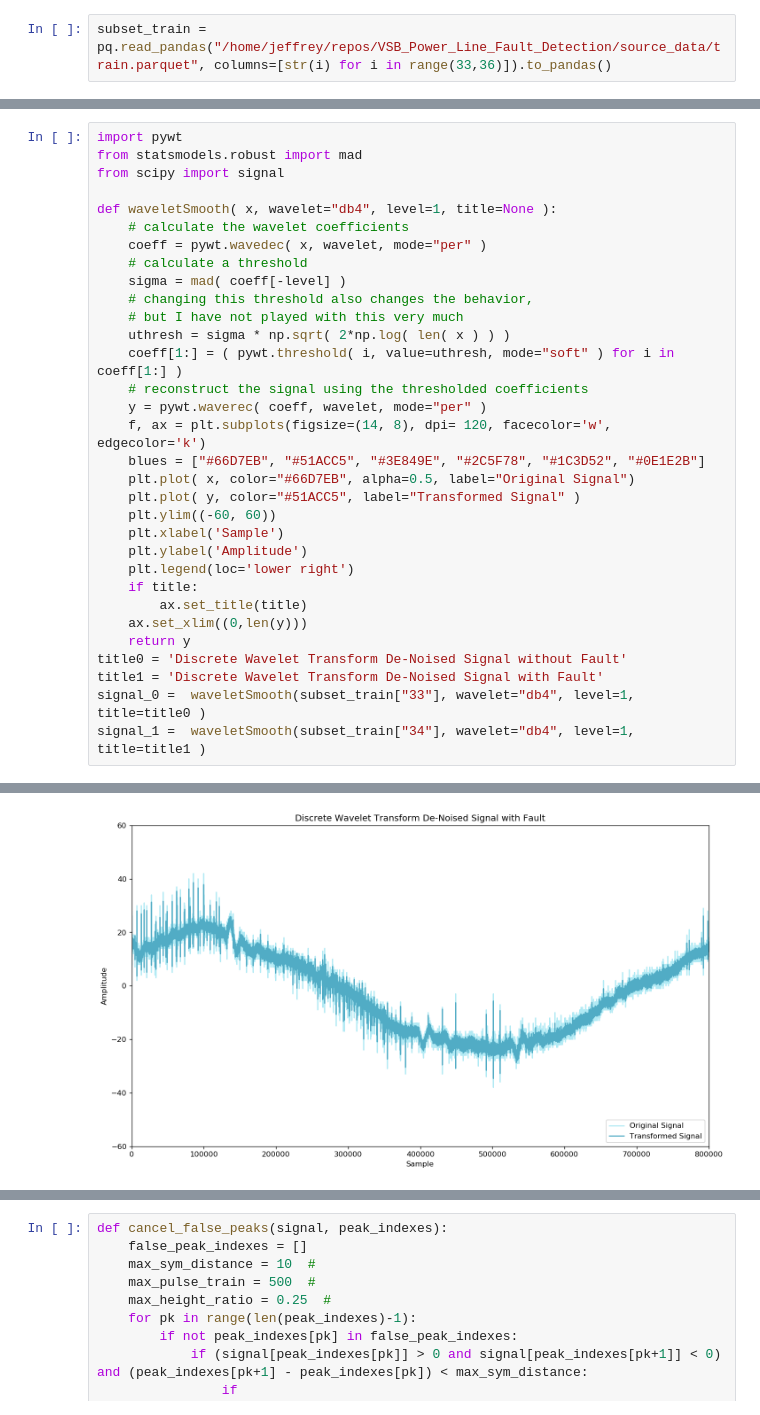
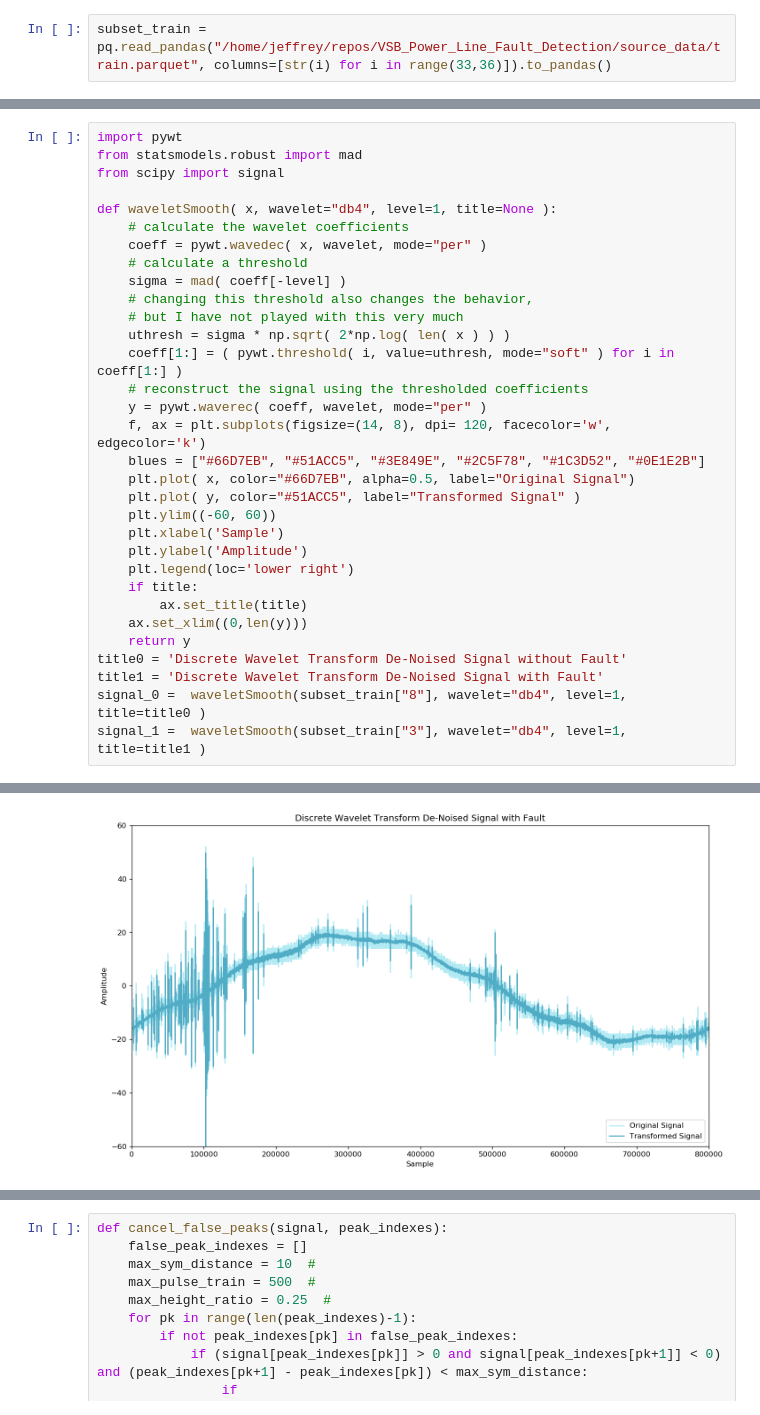
Before and after one commit to jeffreyegan/VSB_Power_Line_Fault_Detection, a Jupyter notebook: VSB_Final.ipynb, the cells around one changed output, grey strips where cells are left out. Cells and saved outputs as stored; diff of their text form.

Commit message:
Path forward on improving peak detection and signal processing

```diff
--- a/VSB_Final.ipynb
+++ b/VSB_Final.ipynb
@@ -108,6 +108,6 @@ def waveletSmooth( x, wavelet="db4", level=1, title=None ):
     return y
 title0 = 'Discrete Wavelet Transform De-Noised Signal without Fault'
 title1 = 'Discrete Wavelet Transform De-Noised Signal with Fault'
-signal_0 =  waveletSmooth(subset_train["33"], wavelet="db4", level=1, title=title0 )
-signal_1 =  waveletSmooth(subset_train["34"], wavelet="db4", level=1, title=title1 )
+signal_0 =  waveletSmooth(subset_train["8"], wavelet="db4", level=1, title=title0 )
+signal_1 =  waveletSmooth(subset_train["3"], wavelet="db4", level=1, title=title1 )
 # %% [output]
@@ -115,4 +115,4 @@ signal_1 =  waveletSmooth(subset_train["34"], wavelet="db4", level=1, title=titl
-[figure, old version]
+[figure, new version]
 # %%
 import pywt
 from statsmodels.robust import mad
```
Also changed, not shown: parts of 11 cells of this notebook, 2 other files.
